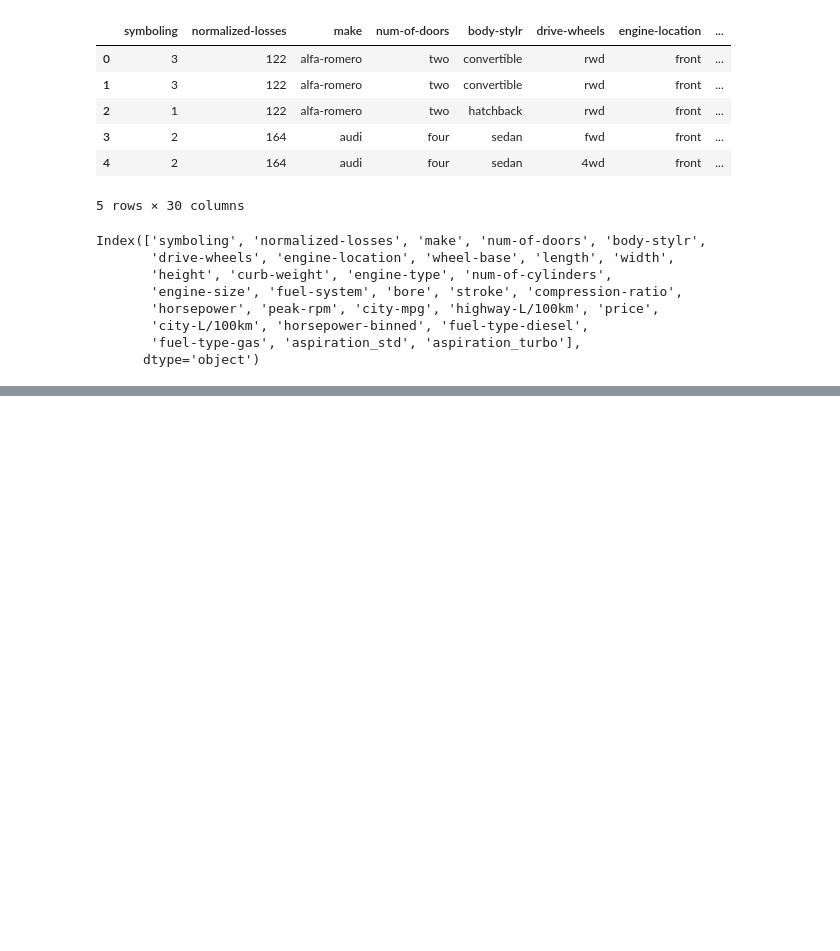
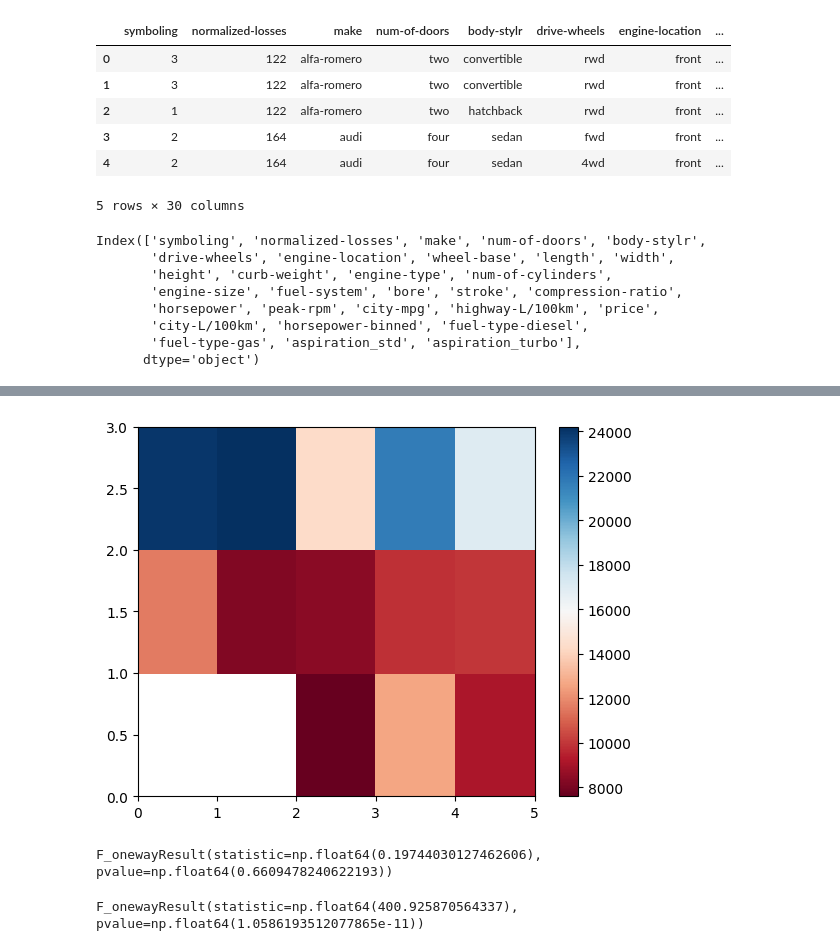
Before and after one commit to JosuePerezValenzuela/Data-Analysis-IBM, a Jupyter notebook: main.ipynb, the cells around one changed output, grey strips where cells are left out. Drawn from its saved outputs; the diff is of its cells as text; code cells hidden in the pictures; blank space fills up the shorter version.

```diff
--- a/main.ipynb
+++ b/main.ipynb
@@ -636,0 +679,5 @@ df.to_csv(path)
+# %%
+#Group by en python
+df_test = df[["drive-wheels", "body-stylr", "price"]]
+df_grp = df_test.groupby(["drive-wheels", "body-stylr"], as_index=False).mean()
+df_grp
@@ -636,0 +699,4 @@ df.to_csv(path)
+# %%
+#Pivot method
+df_pivot = df_grp.pivot(index="drive-wheels", columns="body-stylr")
+df_pivot
@@ -636,0 +710,35 @@ df.to_csv(path)
+# %%
+#Mapa de calor
+plt.pcolor(df_pivot, cmap="RdBu")
+plt.colorbar()
+plt.show()
+# %% [output]
+[figure, added]
+# %%
+#ANOVA (Analysis of variance)
+# Encontrar la correlacion entre diferentes variables categoricas (Grupos)
+# Devuelve F-test score y p-value
+# F-test calcular el ratio de variacion entre los promedios de los grupos
+# p-value muestra si el resultado obtenido es estadisticamente significante
+# F-test score alto indica que hay una diferencia significativa entre los grupos
+# p-value bajo indica que la diferencia entre los grupos es estadisticamente significante
+# si el p-value es menor a 0.05, se puede decir que hay una diferencia significativa
+# entre los grupos
+# Si el f-test es alto y el p-value es bajo, hay una correlacion fuerte entre las
+# variables categoricas y otras variables
+from scipy import stats
+df_anova = df[["make", "price"]]
+grouped_anova=df_anova.groupby(["make"])
+annova_results_1 = stats.f_oneway(grouped_anova.get_group("honda")["price"],
+                                grouped_anova.get_group("subaru")["price"])
+annova_results_1
+# %% [output]
+F_onewayResult(statistic=np.float64(0.19744030127462606), pvalue=np.float64(0.6609478240622193))
+# %%
+df_anova = df[["make", "price"]]
+grouped_anova=df_anova.groupby(["make"])
+annova_results_1 = stats.f_oneway(grouped_anova.get_group("honda")["price"],
+                                grouped_anova.get_group("jaguar")["price"])
+annova_results_1
+# %% [output]
+F_onewayResult(statistic=np.float64(400.925870564337), pvalue=np.float64(1.0586193512077865e-11))
```
Also changed, not shown: parts of 10 cells of this notebook.
